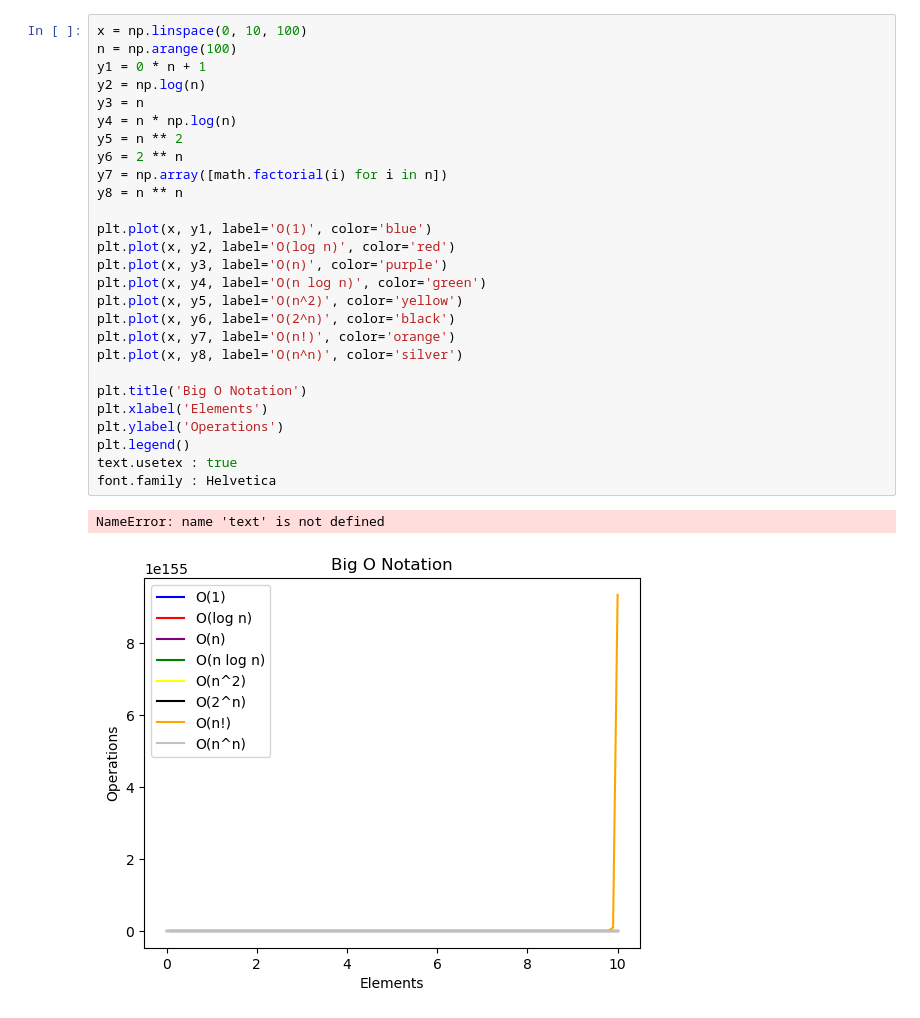
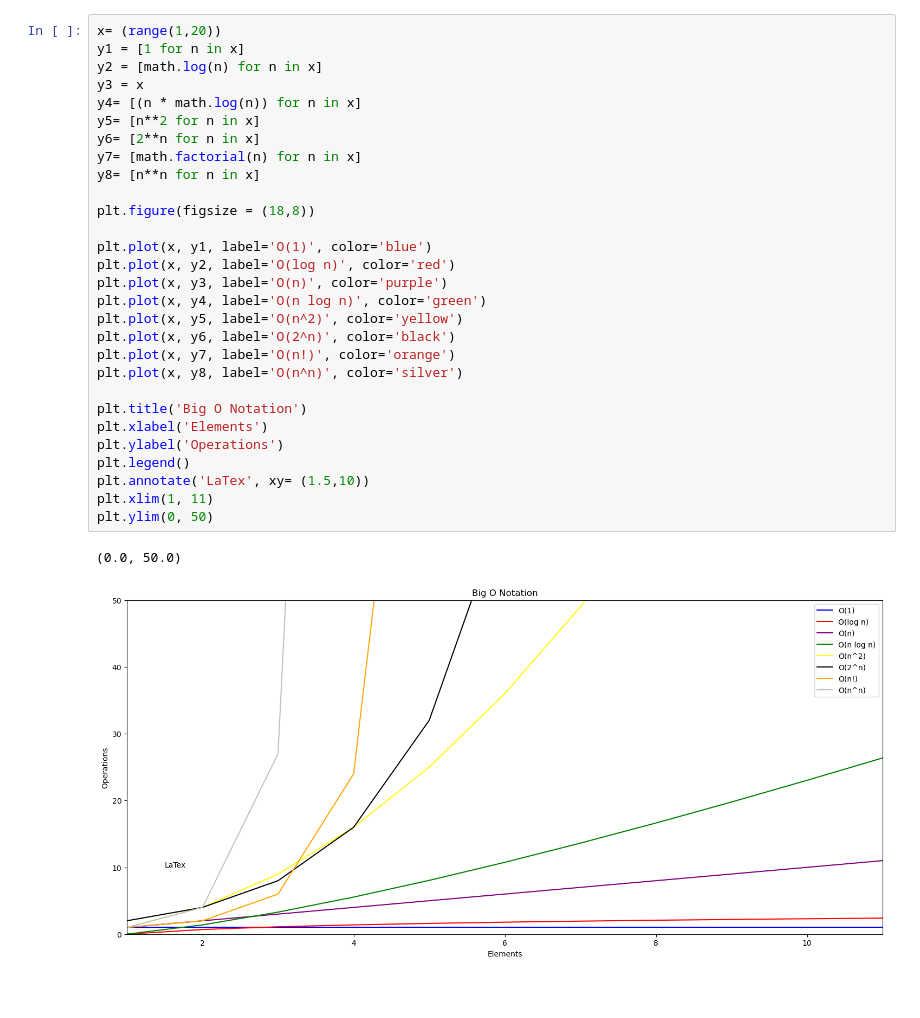
Before and after one commit to Msalazar2/numpy-pandas-visualization-exercises, a Jupyter notebook: big_o_notation.ipynb, the cells around one changed output. Drawn from its saved outputs; the diff is of its cells as text; blank space fills up the shorter version.

```diff
--- a/big_o_notation.ipynb
+++ b/big_o_notation.ipynb
@@ -19,30 +8,32 @@ NameError: name 'text' is not defined
 # %%
-x = np.linspace(0, 10, 100)
-n = np.arange(100)
-y1 = 0 * n + 1
-y2 = np.log(n)
-y3 = n
-y4 = n * np.log(n)
-y5 = n ** 2
-y6 = 2 ** n
-y7 = np.array([math.factorial(i) for i in n])
-y8 = n ** n
+x= (range(1,20))
+y1 = [1 for n in x]
+y2 = [math.log(n) for n in x]
+y3 = x
+y4= [(n * math.log(n)) for n in x]
+y5= [n**2 for n in x]
+y6= [2**n for n in x]
+y7= [math.factorial(n) for n in x]
+y8= [n**n for n in x]
+
+plt.figure(figsize = (18,8))
 
 plt.plot(x, y1, label='O(1)', color='blue')
 plt.plot(x, y2, label='O(log n)', color='red')
 plt.plot(x, y3, label='O(n)', color='purple')
 plt.plot(x, y4, label='O(n log n)', color='green')
 plt.plot(x, y5, label='O(n^2)', color='yellow')
 plt.plot(x, y6, label='O(2^n)', color='black')
 plt.plot(x, y7, label='O(n!)', color='orange')
 plt.plot(x, y8, label='O(n^n)', color='silver')
 
 plt.title('Big O Notation')
 plt.xlabel('Elements')
 plt.ylabel('Operations')
 plt.legend()
-text.usetex : true
-font.family : Helvetica
+plt.annotate('LaTex', xy= (1.5,10))
+plt.xlim(1, 11)
+plt.ylim(0, 50)
 # %% [output]
-NameError: name 'text' is not defined
+(0.0, 50.0)
-[figure, old version]
+[figure, new version]
```
Also changed, not shown: parts of 2 cells of this notebook, 2 other files.
